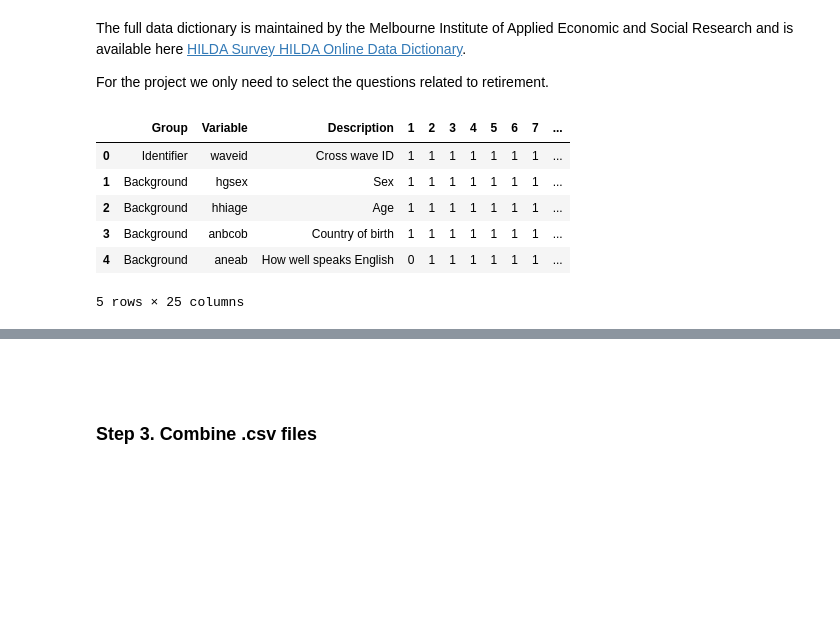
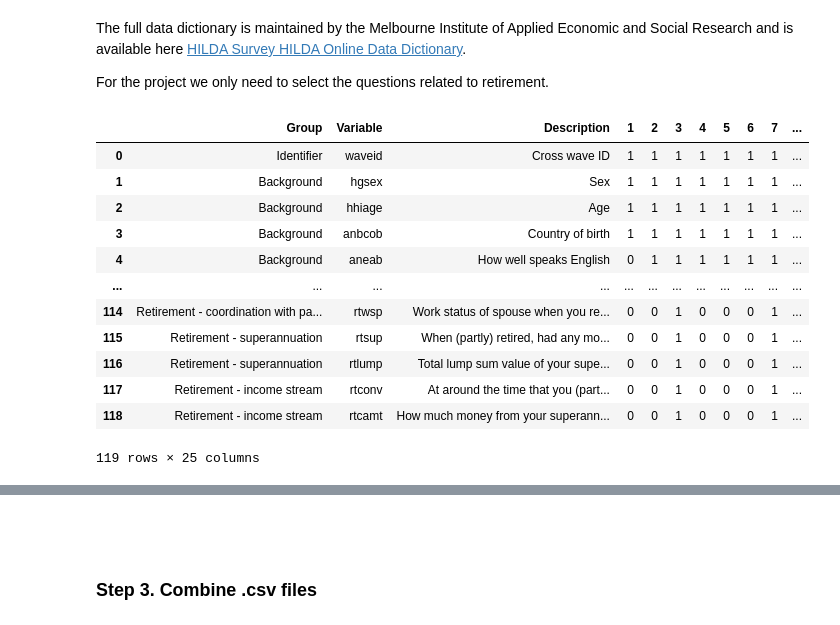
Before and after one commit to amonteagle/hilda-retirement, a Jupyter notebook: notebooks/hilda_dataset.ipynb, the cells around one changed output, grey strips where cells are left out. Saved outputs shown, nothing was run; the diff lists cells and outputs as text; code cells hidden in the pictures; blank space fills up the shorter version.

```diff
--- a/notebooks/hilda_dataset.ipynb
+++ b/notebooks/hilda_dataset.ipynb
@@ -81,15 +81,21 @@ For the project we only need to select the questions related to retirement.
 # %%
 # Metadata file
 metadata = pd.read_csv("../data/metadata/hilda_metadata.csv")
-display(metadata.head())
+display(metadata)
 # %% [output]
 |  | Group | Variable | Description | 1 | 2 | 3 | 4 | 5 | 6 | 7 | ... |
 | 0 | Identifier | waveid | Cross wave ID | 1 | 1 | 1 | 1 | 1 | 1 | 1 | ... |
 | 1 | Background | hgsex | Sex | 1 | 1 | 1 | 1 | 1 | 1 | 1 | ... |
 | 2 | Background | hhiage | Age | 1 | 1 | 1 | 1 | 1 | 1 | 1 | ... |
 | 3 | Background | anbcob | Country of birth | 1 | 1 | 1 | 1 | 1 | 1 | 1 | ... |
 | 4 | Background | aneab | How well speaks English | 0 | 1 | 1 | 1 | 1 | 1 | 1 | ... |
+| ... | ... | ... | ... | ... | ... | ... | ... | ... | ... | ... | ... |
+| 114 | Retirement - coordination with pa... | rtwsp | Work status of spouse when you re... | 0 | 0 | 1 | 0 | 0 | 0 | 1 | ... |
+| 115 | Retirement - superannuation | rtsup | When (partly) retired, had any mo... | 0 | 0 | 1 | 0 | 0 | 0 | 1 | ... |
+| 116 | Retirement - superannuation | rtlump | Total lump sum value of your supe... | 0 | 0 | 1 | 0 | 0 | 0 | 1 | ... |
+| 117 | Retirement - income stream | rtconv | At around the time that you (part... | 0 | 0 | 1 | 0 | 0 | 0 | 1 | ... |
+| 118 | Retirement - income stream | rtcamt | How much money from your superann... | 0 | 0 | 1 | 0 | 0 | 0 | 1 | ... |
-5 rows × 25 columns
+119 rows × 25 columns
 # %%
 metadata.groupby('Group')['Variable'].count()
 # %% [output]
```
Also changed, not shown: parts of 71 cells of this notebook.
